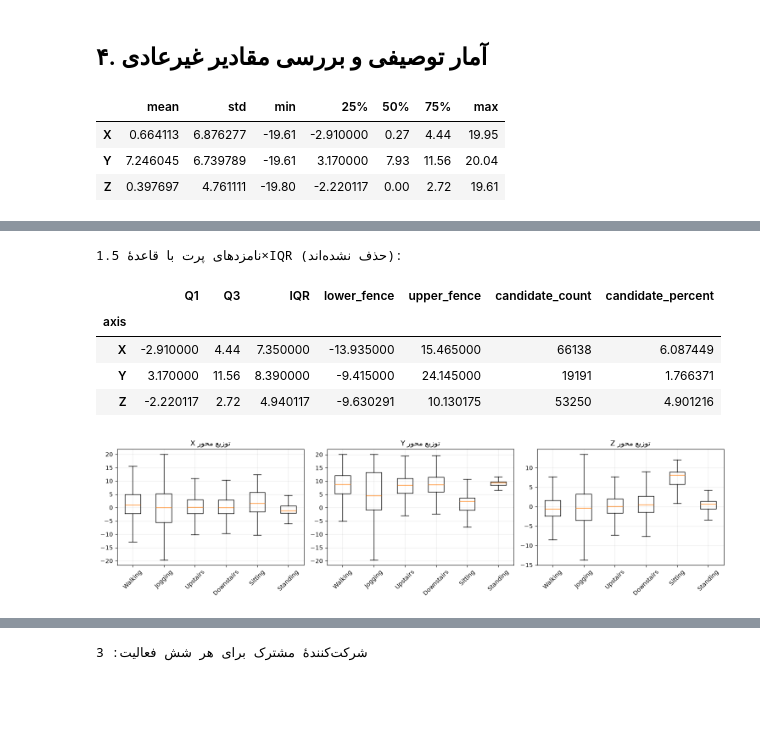
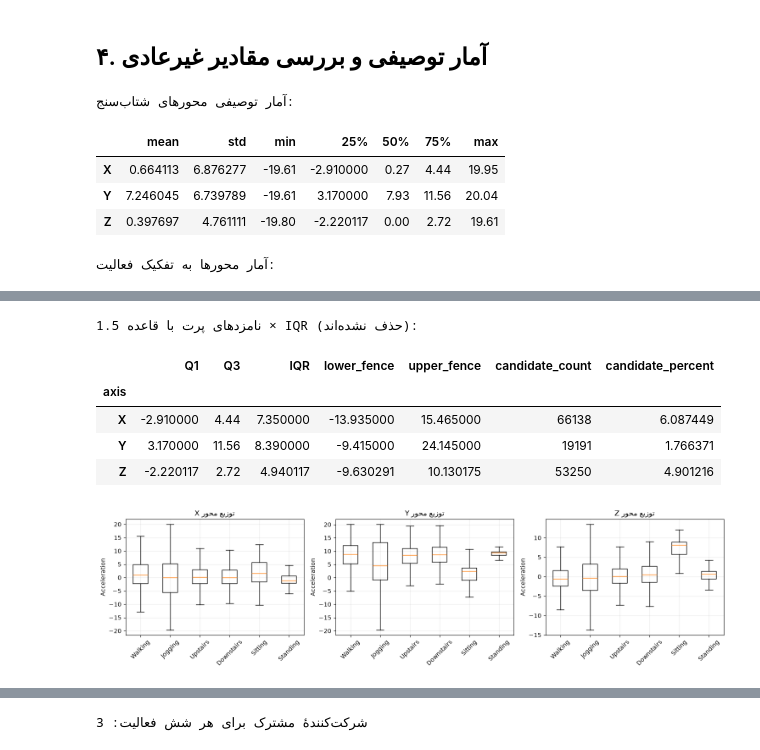
Before and after one commit to weasleyhermoine1998/WISDM-Human-Activity-Recognition, a Jupyter notebook: PT1_solution.ipynb, the cells around one changed output, grey strips where cells are left out. Cells and saved outputs as stored; diff of their text form; code cells hidden in the pictures; blank space fills up the shorter version.

```diff
--- a/PT1_solution.ipynb
+++ b/PT1_solution.ipynb
@@ -340,2 +113,0 @@ import warnings
-# %%
-AXES = ["X", "Y", "Z"]
@@ -529,8 +235,0 @@ Name: count, dtype: int64
-# %%
-# انتخاب نسخه مرجع برای ادامه تحلیل پروژه
-data = data_reference.copy()
-
-print("مجموعه داده اصلی پروژه انتخاب شد.")
-print("ابعاد داده:", data.shape)
-print("تعداد کاربران:", data["user_id"].nunique())
-print("تعداد فعالیت‌ها:", data["activity"].nunique())
@@ -542,9 +236,2 @@ print("تعداد فعالیت‌ها:", data["activity"].nunique())
 # %% [markdown]
 ## ۳. توزیع فعالیت‌ها و شرکت‌کنندگان
-# %%
-from pathlib import Path
-
-OUTPUT_DIR = Path("outputs")
-OUTPUT_DIR.mkdir(parents=True, exist_ok=True)
-
-print("پوشه خروجی آماده است:", OUTPUT_DIR.resolve())
@@ -619,30 +427,70 @@ from pt1_utils import outlier_audit
 # %%
-descriptive = data[AXES].describe(percentiles=[0.25, 0.50, 0.75]).T
-# ترتیب ستون‌ها مطابق صورت تمرین
-descriptive_order = ["mean", "std", "min", "25%", "50%", "75%", "max"]
+
+# آمار توصیفی سه محور شتاب‌سنج
+descriptive = data[AXES].describe(
+    percentiles=[0.25, 0.50, 0.75]
+).T
+
+descriptive_order = [
+    "mean", "std", "min", "25%", "50%", "75%", "max"
+]
+
+print("آمار توصیفی محورهای شتاب‌سنج:")
 display(descriptive[descriptive_order])
 
-by_activity = data.groupby("activity")[AXES].agg(["mean", "std", "min", "max"])
+
+# آمار توصیفی به تفکیک فعالیت
+by_activity = (
+    data.groupby("activity")[AXES]
+    .agg(["mean", "std", "min", "max"])
+    .reindex(ACTIVITY_ORDER)
+)
+
+print("آمار محورها به تفکیک فعالیت:")
 display(by_activity)
 
+
+# شناسایی مقادیر پرت با روش 1.5 × IQR
 outliers = outlier_audit(data)
-print("نامزدهای پرت با قاعدهٔ 1.5×IQR (حذف نشده‌اند):")
+
+print("نامزدهای پرت با قاعده 1.5 × IQR (حذف نشده‌اند):")
 display(outliers)
 
+
+# رسم نمودار جعبه‌ای سه محور
 fig, axes = plt.subplots(1, 3, figsize=(15, 4))
+
 for ax, col in zip(axes, AXES):
-    axis_values = [data.loc[data.activity == activity, col].to_numpy() for activity in ACTIVITY_ORDER]
+    axis_values = [
+        data.loc[data["activity"] == activity, col].to_numpy()
+        for activity in ACTIVITY_ORDER
+    ]
+
     ax.boxplot(axis_values, showfliers=False)
-    ax.set_xticks(range(1, len(ACTIVITY_ORDER) + 1), ACTIVITY_ORDER, rotation=45)
+    ax.set_xticks(
+        range(1, len(ACTIVITY_ORDER) + 1),
+        ACTIVITY_ORDER,
+        rotation=45
+    )
     ax.set_title(f"توزیع محور {col}")
+    ax.set_ylabel("Acceleration")
+
 plt.tight_layout()
-plt.savefig(OUTPUT_DIR / "03_axis_boxplots.png", dpi=160, bbox_inches="tight")
+
+plt.savefig(
+    OUTPUT_DIR / "03_axis_boxplots.png",
+    dpi=160,
+    bbox_inches="tight"
+)
+
 plt.show()
 # %% [output]
+آمار توصیفی محورهای شتاب‌سنج:
 |  | mean | std | min | 25% | 50% | 75% | max |
 | X | 0.664113 | 6.876277 | -19.61 | -2.910000 | 0.27 | 4.44 | 19.95 |
 | Y | 7.246045 | 6.739789 | -19.61 | 3.170000 | 7.93 | 11.56 | 20.04 |
 | Z | 0.397697 | 4.761111 | -19.80 | -2.220117 | 0.00 | 2.72 | 19.61 |
+آمار محورها به تفکیک فعالیت:
 |  | X |  |  |  | Y |  |  |  | Z |  |  | ... |
 |  | mean | std | min | max | mean | std | min | max | mean | std | min | ... |
 | activity |  |  |  |  |  |  |  |  |  |  |  | ... |
@@ -655,8 +503,8 @@ plt.show()
-نامزدهای پرت با قاعدهٔ 1.5×IQR (حذف نشده‌اند):
+نامزدهای پرت با قاعده 1.5 × IQR (حذف نشده‌اند):
 |  | Q1 | Q3 | IQR | lower_fence | upper_fence | candidate_count | candidate_percent |
 | axis |  |  |  |  |  |  |  |
 | X | -2.910000 | 4.44 | 7.350000 | -13.935000 | 15.465000 | 66138 | 6.087449 |
 | Y | 3.170000 | 11.56 | 8.390000 | -9.415000 | 24.145000 | 19191 | 1.766371 |
 | Z | -2.220117 | 2.72 | 4.940117 | -9.630291 | 10.130175 | 53250 | 4.901216 |
-[figure, old version]
+[figure, new version]
 # %% [markdown]
```
Also changed, not shown: parts of 61 cells of this notebook, 12 other files.
